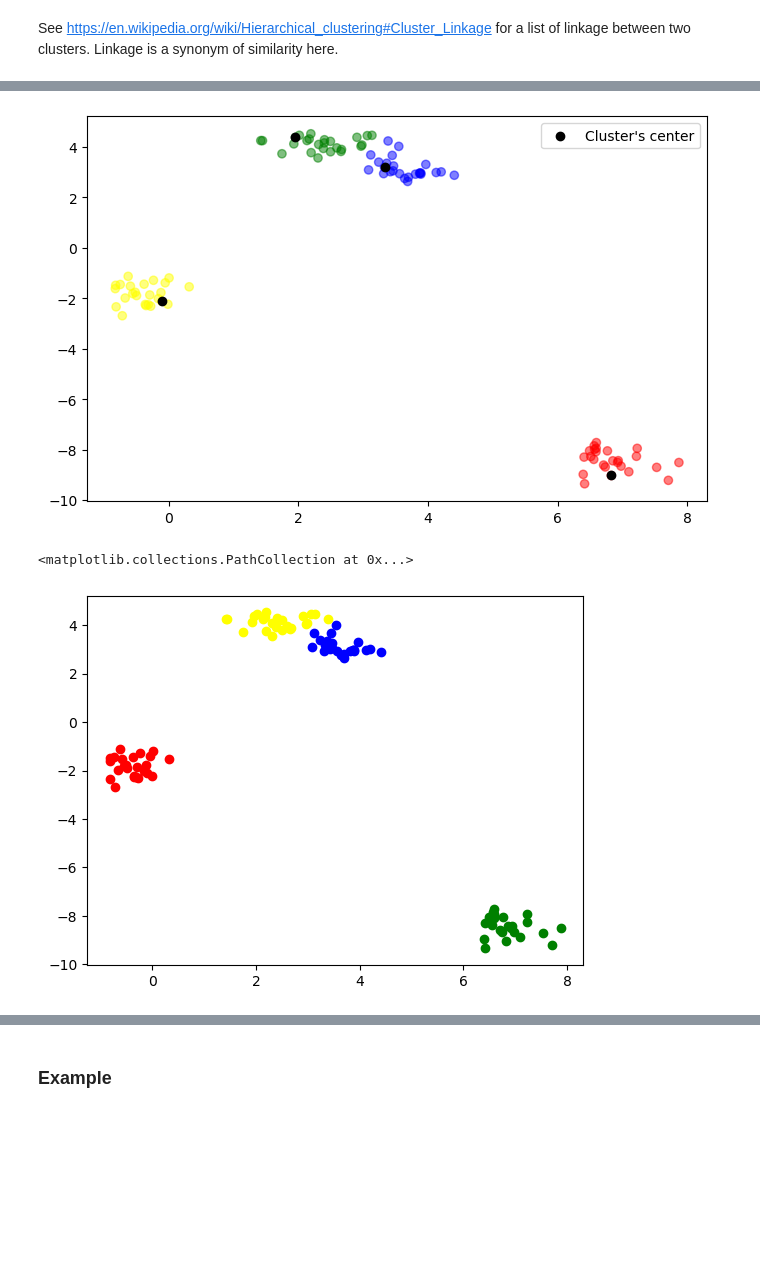
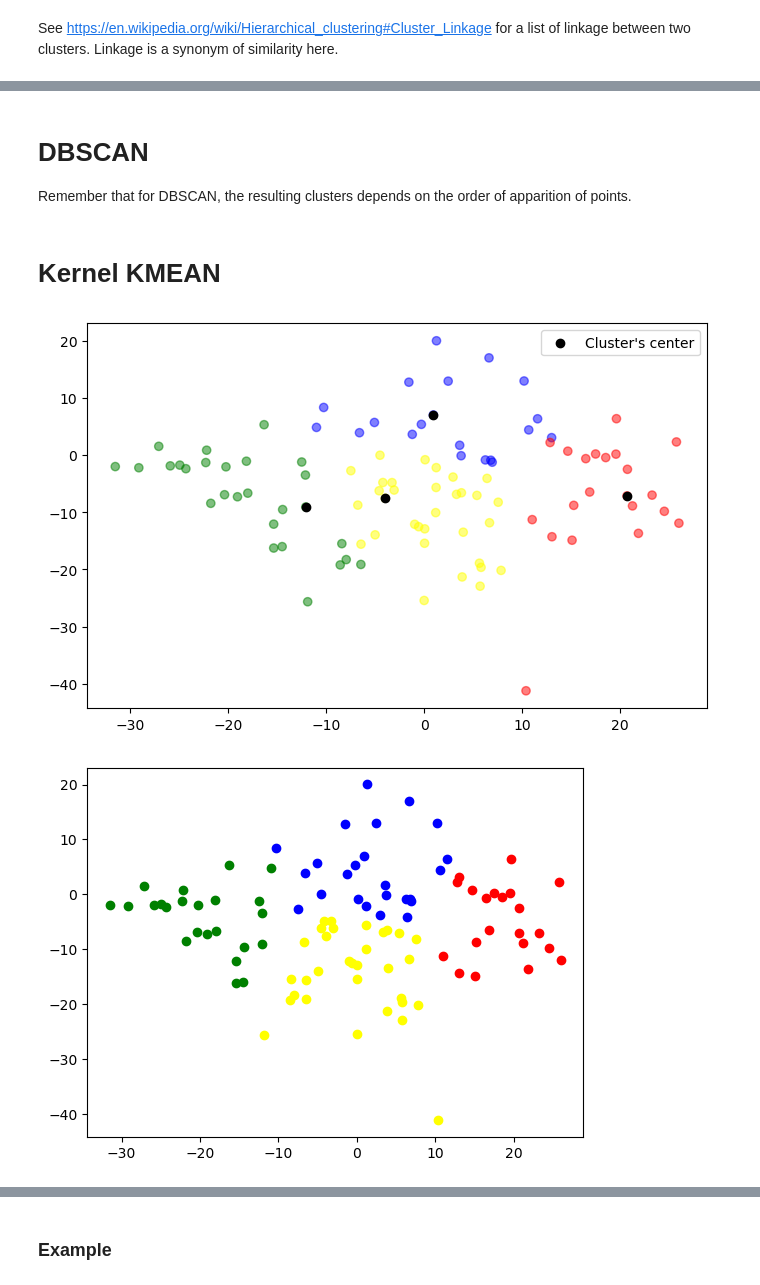
Before and after one commit to roomate/ML_from_scratch, a Jupyter notebook: clustering.ipynb, the cells around one changed output, grey strips where cells are left out. Drawn from its saved outputs; the diff is of its cells as text; code cells hidden in the pictures; blank space fills up the shorter version.

```diff
--- a/clustering.ipynb
+++ b/clustering.ipynb
@@ -104,3 +150,7 @@ class Hierarchical_Clustering:
+# %% [markdown]
+# DBSCAN
+
+Remember that for DBSCAN, the resulting clusters depends on the order of apparition of points.
 # %%
 class DBSCAN:
     def __init__(self, min_pts: int, epsilon: float, distance: Callable = np.linalg.norm):
@@ -159,8 +227,9 @@ class DBSCAN:
+# %% [markdown]
+# Kernel KMEAN
 # %%
 class KMEAN:
     """
     Class to cluster data with Kmean approach.
-
     Parameters:
         Nb_cluster: The number of cluster.
         kernel: the kernel function to evaluate the similarity between two points
@@ -172,6 +241,7 @@ class KMEAN:
         self.N_iter_max = N_iter_max
         self.epsilon = epsilon
         self.plot_init = plot_init
+        self.history = []
 
     def dist_point_to_cluster(self, x: np.ndarray, cluster: Cluster):
         """
@@ -233,6 +303,7 @@ class KMEAN:
             fig = plt.figure(figsize = (8,5))
             center = np.array([self.clusters[i].particles for i in range(self.Nb_cluster)])
             color = np.array(['r', 'g', 'b', 'yellow'])
+            y = self.predict(X)
             plt.scatter(X[:,0], X[:,1], color = color[y], alpha = .5)
             plt.scatter(center[:,0,0], center[:,0,1], color = 'black', label = "Cluster's center")
             plt.legend()
@@ -260,21 +331,46 @@ class KMEAN:
 
             delta = np.linalg.norm([self.dist_cluster_to_cluster(self.clusters[i], prev_clusters[i]) for i in range(self.Nb_cluster)])
             prev_clusters = copy.deepcopy(self.clusters)
+            self.history.append(self.inertia())
+
+    def predict(self, X_test: np.ndarray[np.ndarray]):
+        dist_ = []
+        for x in X_test:
+            ag_min = np.argmin([self.dist_point_to_cluster(x, c)for c in self.clusters])
+            dist_.append(self.clusters[ag_min].cluster_id)
+        return dist_
+
+    def plot_clusters(self):
+        color = np.array(['r', 'g', 'b', 'yellow'])
+        plt.scatter(self.clusters[0].particles[:,0], self.clusters[0].particles[:,1], color = color[0])
+        plt.scatter(self.clusters[1].particles[:,0], self.clusters[1].particles[:,1], color = color[1])
+        plt.scatter(self.clusters[2].particles[:,0], self.clusters[2].particles[:,1], color = color[2])
+        plt.scatter(self.clusters[3].particles[:,0], self.clusters[3].particles[:,1], color = color[3])
+
+    def inertia(self) -> int:
+        """
+        Compute the inertia of the set of cluster.
+        """
+        val = 0
+        for c in self.clusters:
+            val += c.inter_variance()
+        return val
+
+    def plot_history(self):
+        plt.plot(self.history)
+        plt.xlabel("Number of iterations")
+        plt.ylabel("Inertia")
 # %%
 NB_CLUSTER = 4
 
-X, y = make_blobs(n_samples=100, centers=NB_CLUSTER, n_features=2, cluster_std=.4)
+X, y = make_blobs(n_samples=100, centers=NB_CLUSTER, n_features=2, cluster_std=10)
 kernel = Linear()
-kmean = KMEAN(Nb_cluster=NB_CLUSTER, kernel = kernel, N_iter_max=10, epsilon=1e-3, plot_init=True)
+kmean = KMEAN(Nb_cluster=NB_CLUSTER, kernel = kernel, N_iter_max=100, epsilon=1e-6, plot_init=True)
 
 kmean.fit(X)
 # %% [output]
-[figure, old version]
+[figure, new version]
-# %%
-plt.scatter(kmean.clusters[0].particles[:,0], kmean.clusters[0].particles[:,1], color = color[0])
-plt.scatter(kmean.clusters[1].particles[:,0], kmean.clusters[1].particles[:,1], color = color[1])
-plt.scatter(kmean.clusters[2].particles[:,0], kmean.clusters[2].particles[:,1], color = color[2])
-plt.scatter(kmean.clusters[3].particles[:,0], kmean.clusters[3].particles[:,1], color = color[3])
-# %% [output]
-<matplotlib.collections.PathCollection at 0x...>
-[figure, removed]
+# %%
+kmean.plot_clusters()
+# %% [output]
+[figure, added]
```
Also changed, not shown: parts of 17 cells of this notebook, 2 other files.
